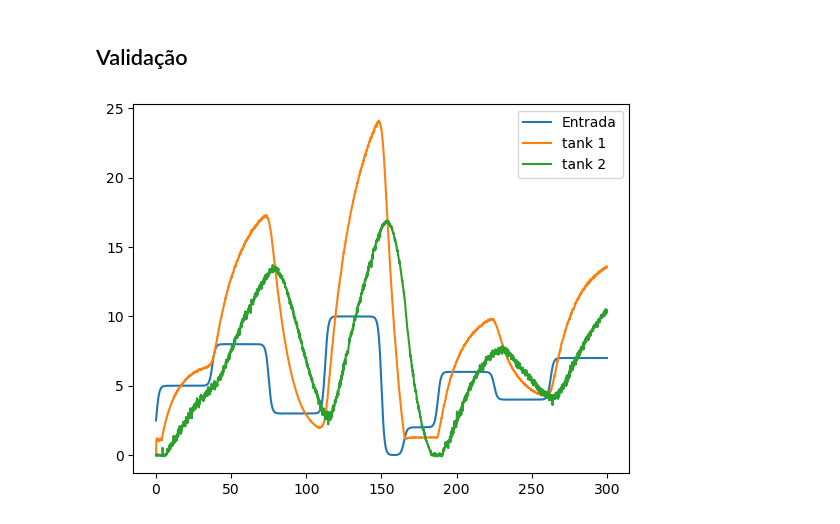
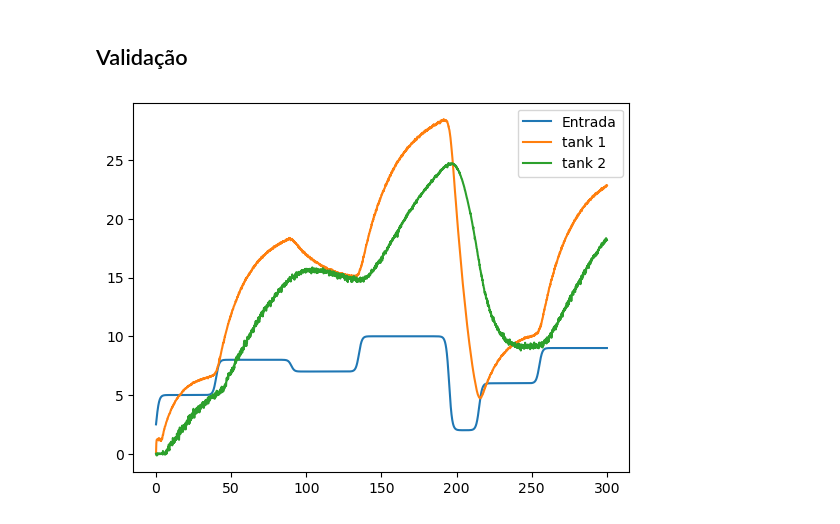
Before and after one commit to JonhLucas/NARX_MISO, a Jupyter notebook: coupleTanks.ipynb, the cells around one changed output. Drawn from its saved outputs; the diff is of its cells as text; code cells hidden in the pictures.

```diff
--- a/coupleTanks.ipynb
+++ b/coupleTanks.ipynb
@@ -84,29 +53,29 @@ plt.show()
 # %% [markdown]
 ## Validação
 # %%
-mat_content1 = sc.loadmat("data/ct1e1.mat")
-mat_content2 = sc.loadmat("data/ct1e2.mat")
+mat_content1 = sc.loadmat("data/ct1w1.mat")
+mat_content2 = sc.loadmat("data/ct1w2.mat")
 
 tanque1 = mat_content1['Tanque1']
 tanque2 = mat_content2['Tanque2']
 
 t1 = tanque1['time'][0][0]
 v1 = tanque1['signals'][0][0]['values'][0][0]
 
 t2 = tanque2['time'][0][0]
 v2 = tanque2['signals'][0][0]['values'][0][0]
 
-input = pd.read_csv('data/einput.csv')
+input = pd.read_csv('data/winput.csv')
 t = input['t']
 uVal = np.array(input['v']).reshape((1,-1))
 
 plt.plot(t, uVal.T, label='Entrada')
 plt.plot(t1, v1, label="tank 1")
 plt.plot(t2, v2, label="tank 2")
 plt.legend()
 plt.show()
 # %% [output]
-[figure, old version]
+[figure, new version]
 # %%
 v1[v1 < 0] = 0
 v2[v2 < 0] = 0
```
Also changed, not shown: parts of 8 cells of this notebook, 3 other files.
